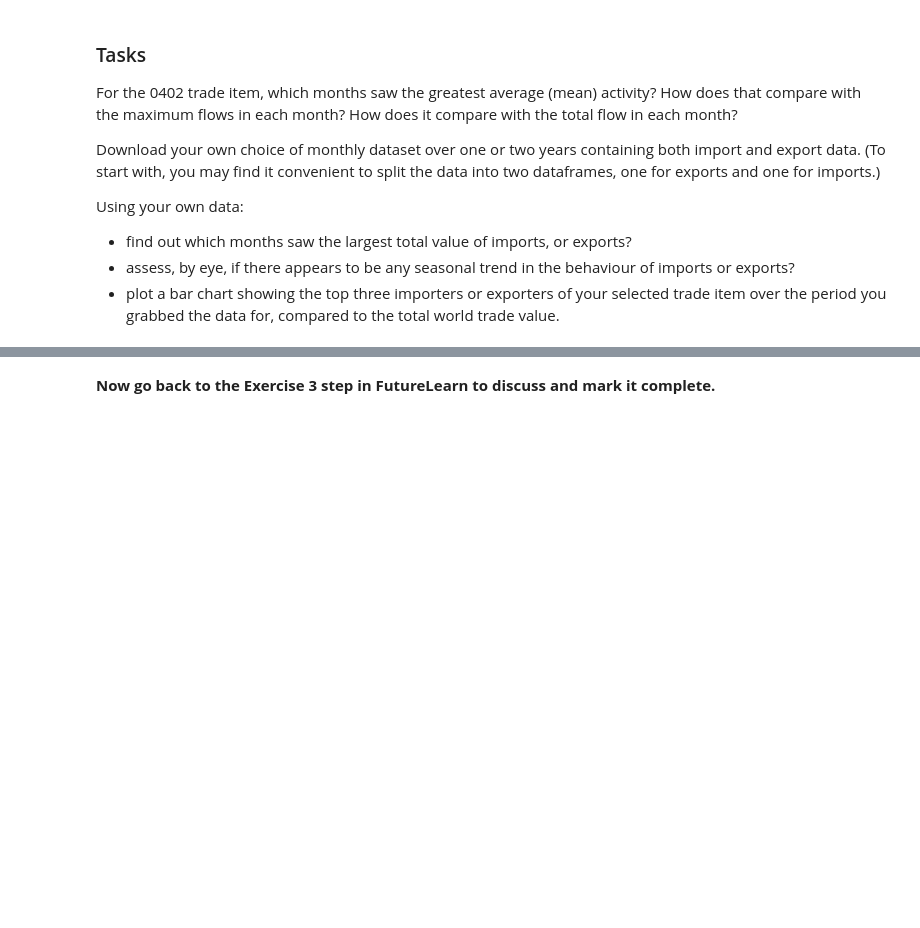
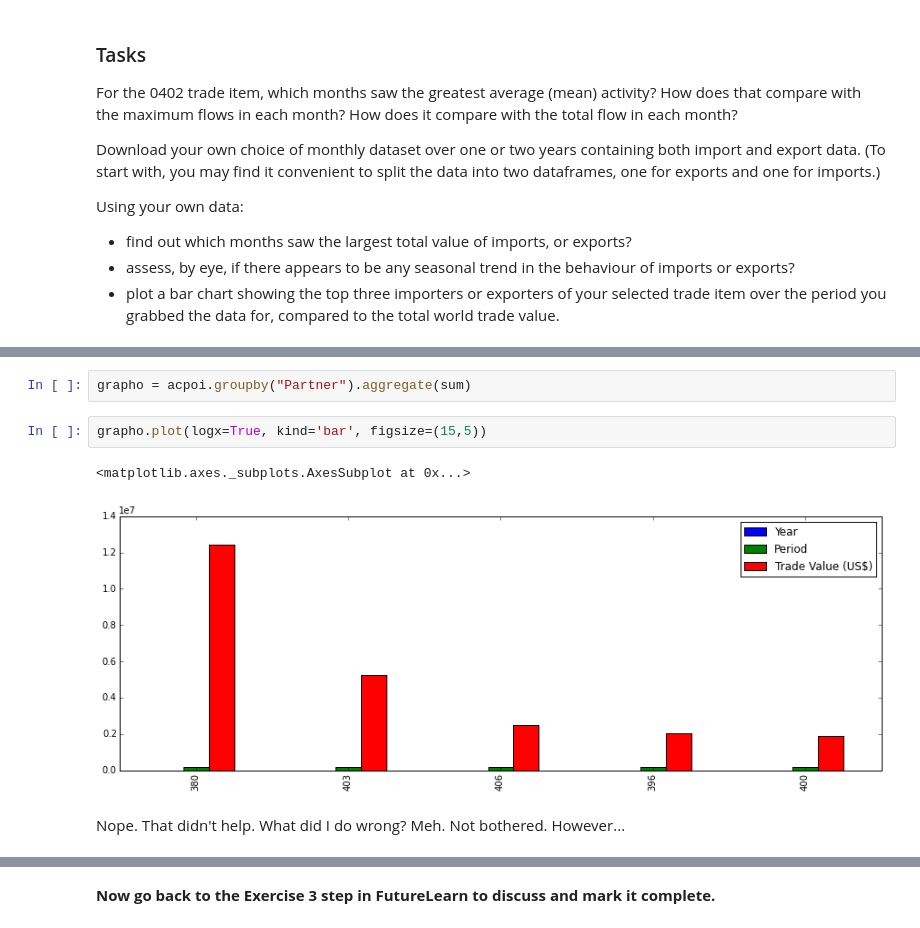
Before and after one commit to mrchrisadams/future-learn-learn-to-code, a Jupyter notebook: Week 4_exercise_notebook-copy.ipynb, the cells around one changed output, grey strips where cells are left out. Cells and saved outputs as stored; diff of their text form; blank space fills up the shorter version.

```diff
--- a/Week 4_exercise_notebook-copy.ipynb
+++ b/Week 4_exercise_notebook-copy.ipynb
@@ -388,0 +569,9 @@ Using your own data:
+# %%
+grapho = acpoi.groupby("Partner").aggregate(sum)
+# %%
+grapho.plot(logx=True, kind='bar', figsize=(15,5))
+# %% [output]
+<matplotlib.axes._subplots.AxesSubplot at 0x...>
+[figure, added]
+# %% [markdown]
+Nope. That didn't help. What did I do wrong? Meh. Not bothered. However...
```
Also changed, not shown: parts of 48 cells of this notebook.
